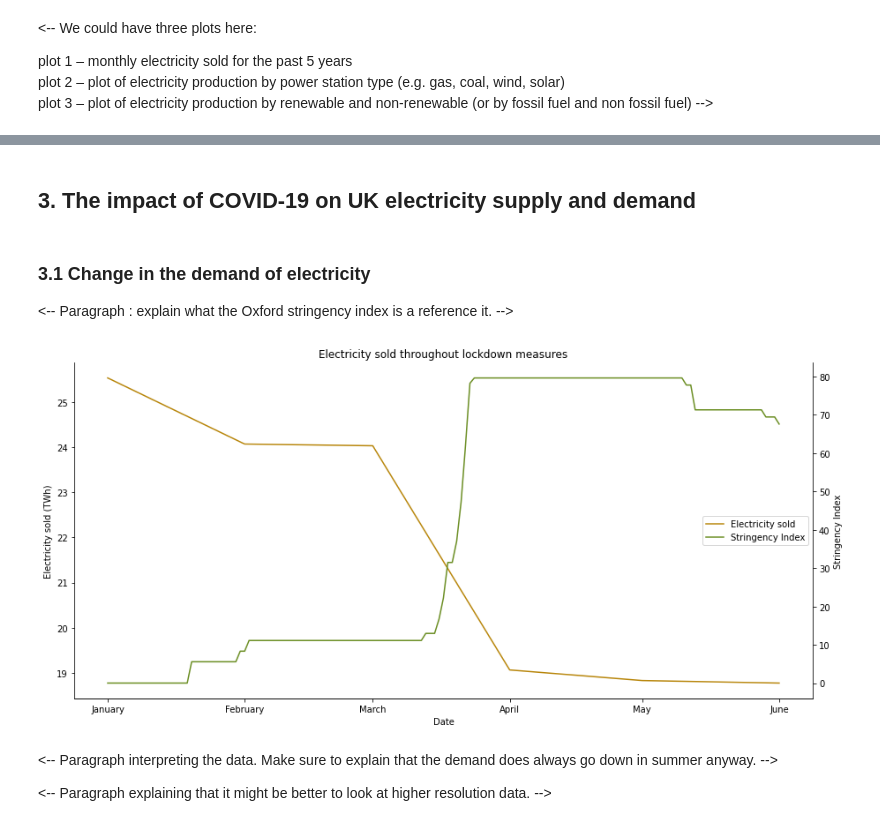
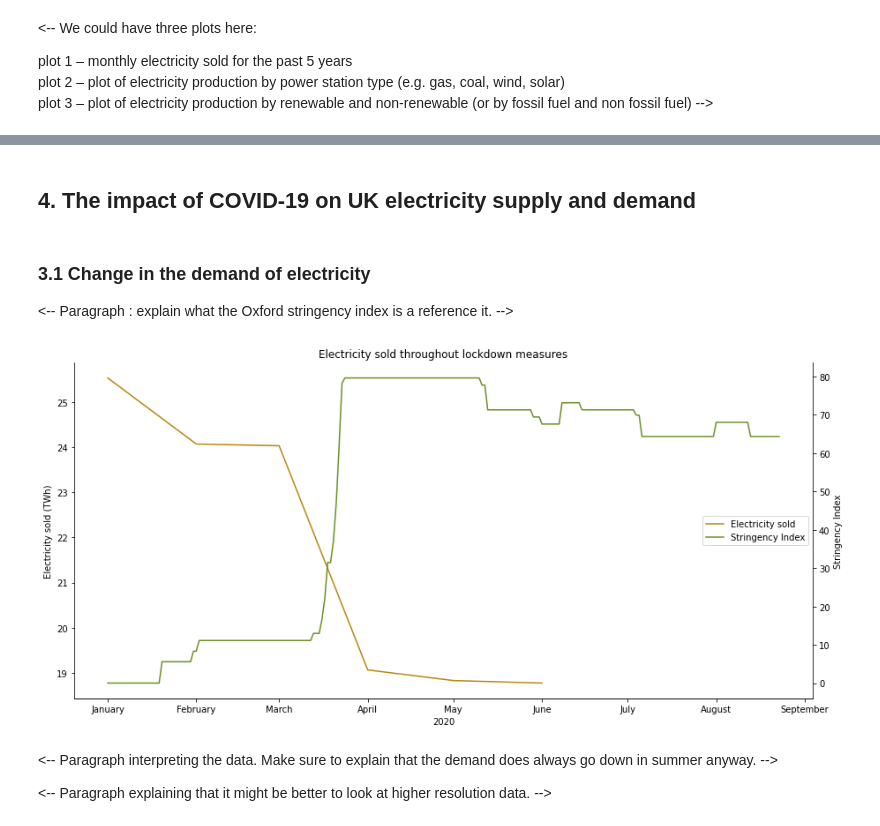
Before and after one commit to robynfsj/cfg-big-data-challenge, a Jupyter notebook: notebooks/submission.ipynb, the cells around one changed output, grey strips where cells are left out. Drawn from its saved outputs; the diff is of its cells as text; code cells hidden in the pictures.

```diff
--- a/notebooks/submission.ipynb
+++ b/notebooks/submission.ipynb
@@ -51,13 +123,11 @@ plot 3 – plot of electricity production by renewable and non-renewable (or by
 # %% [markdown]
-## 3. The impact of COVID-19 on UK electricity supply and demand
+## 4. The impact of COVID-19 on UK electricity supply and demand
 # %% [markdown]
 ### 3.1 Change in the demand of electricity
 
 
 <-- Paragraph : explain what the Oxford stringency index is a reference it. -->
 # %%
-
-
 # Import response indices data.
 response_indices = pd.read_excel('../data/response_indices.xlsx', sheet_name='UK_combined')
 
@@ -83,13 +153,9 @@ elec_sold['date'] = pd.to_datetime(elec_sold['date'],
 # Check data.
 elec_sold
 
-# Choose start and end dates for electricity.
+# Choose start and end dates.
 start_date = '2020-01-01'
 end_date = '2020-08-23'
-
-# Choose start and end dates for stringency.
-start_date = '2020-01-01'
-end_date = '2020-06-01'
 
 # Get Python to select only the data you have asked for.
 plot_data = elec_sold.loc[(elec_sold['date'] >= start_date) &
@@ -100,40 +166,40 @@ string_plot = stringency.loc[(stringency['date'] >= start_date) &
 # Plot electricity.
 fig, ax1 = plt.subplots(figsize=(15, 7))
 ax1.set_title('Electricity sold throughout lockdown measures')
-ax1.set_xlabel('Date')
+ax1.set_xlabel('2020')
 ax1.set_ylabel('Electricity sold (TWh)')
 ax1.spines['top'].set_visible(False)
 ax1.spines['right'].set_visible(False)
 
 plt.plot(plot_data['date'],
          plot_data['electricity_sold_total'],
          color='darkgoldenrod',
          label='Electricity sold')
 
 # Plot government response index.
 ax2 = ax1.twinx()
 ax2.set_ylabel('Stringency Index')
 ax2.spines['top'].set_visible(False)
 ax2.spines['left'].set_visible(False)
 
 plt.plot(string_plot['date'],
          string_plot['stringency_index'],
          color='olivedrab',
          label='Stringency Index')
 
 # Plot legend.
 lines, labels = ax1.get_legend_handles_labels()
 lines2, labels2 = ax2.get_legend_handles_labels()
 
 leg = ax2.legend(lines + lines2, labels + labels2,
                  frameon=True,
                  loc='center right')
 
 # Define the date format
 date_form = DateFormatter("%B")
 ax1.xaxis.set_major_formatter(date_form)
 # %% [output]
-[figure, old version]
+[figure, new version]
 # %% [markdown]
 <-- Paragraph interpreting the data. Make sure to explain that the demand does always go down in summer anyway. -->
 
```
Also changed, not shown: parts of 10 cells of this notebook.
